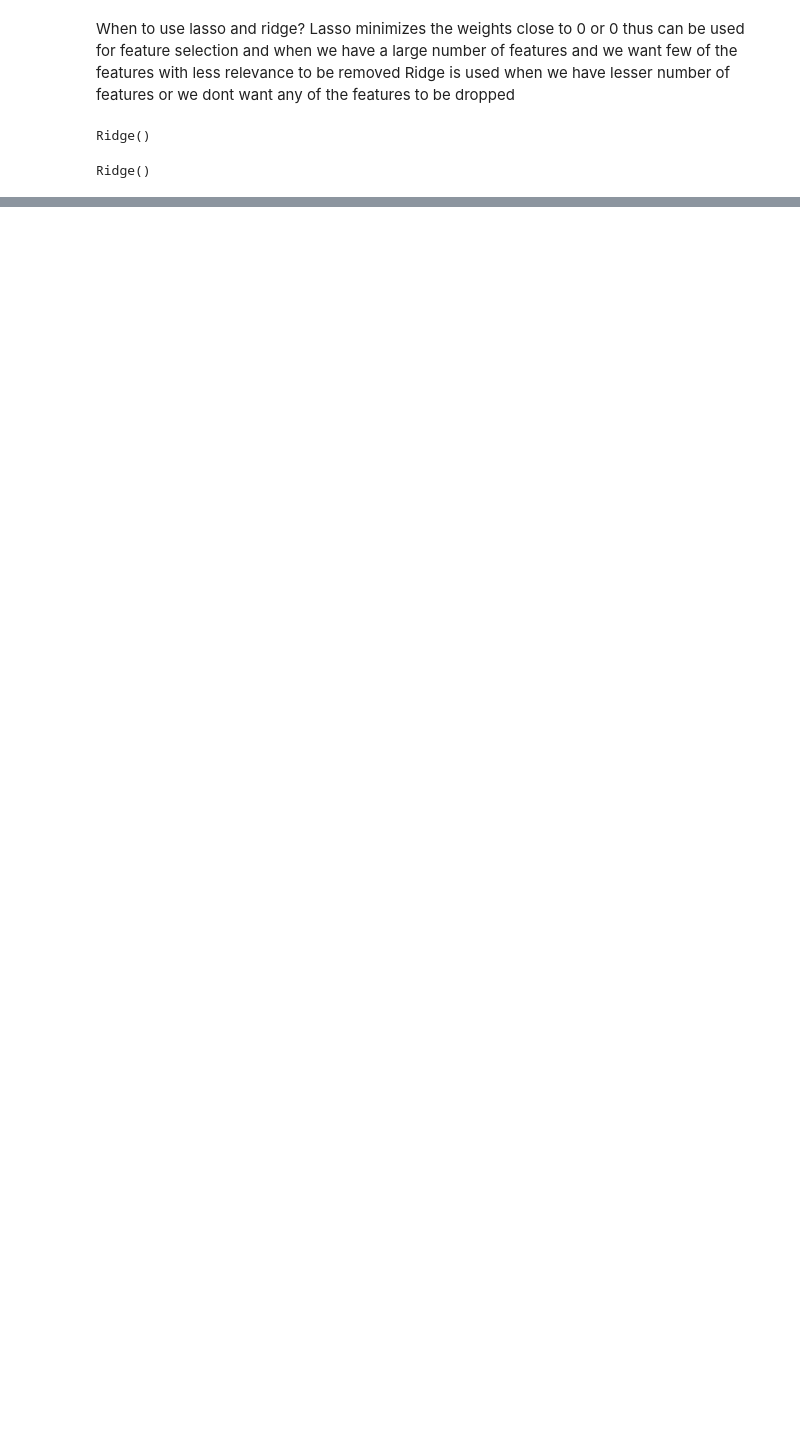
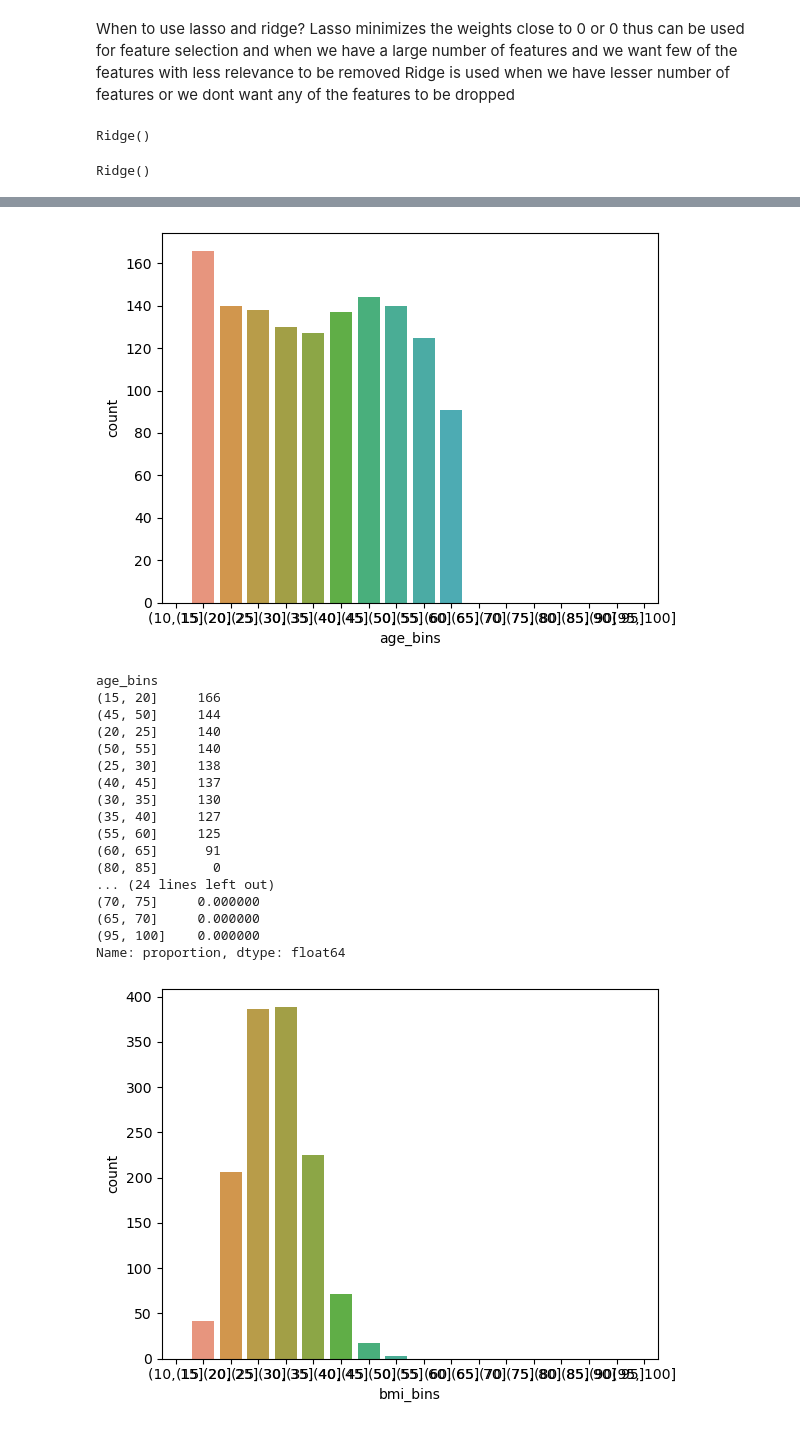
Before and after one commit to ankitkrsingh05/class_imc, a Jupyter notebook: machine_learning/linear_regression/7sept_insurance.ipynb, the cells around one changed output, grey strips where cells are left out. Saved outputs shown, nothing was run; the diff lists cells and outputs as text; code cells hidden in the pictures; blank space fills up the shorter version.

```diff
--- a/machine_learning/linear_regression/7sept_insurance.ipynb
+++ b/machine_learning/linear_regression/7sept_insurance.ipynb
@@ -591,0 +649,6 @@ array([ 8980.22899525,  7078.96608405, 36797.97785131,  9468.72623903,
+# %%
+#
+from sklearn.preprocessing import KBinsDiscretizer
+# 10. Binning using KBinsDiscretizer
+binner = KBinsDiscretizer(n_bins=3, encode='ordinal', strategy='uniform')
+df_proc['age_bins'] = binner.fit_transform(df_proc[['age']])
@@ -591,0 +670,5 @@ array([ 8980.22899525,  7078.96608405, 36797.97785131,  9468.72623903,
+# %%
+# 10. Binning using pd.cut
+# [vals for vals in range(10,101,5)]
+np.arange(10,101,5)
+df_proc['age_bins'] = pd.cut(df_proc['age'], bins=np.arange(10,101,5))
@@ -591,0 +698,2 @@ array([ 8980.22899525,  7078.96608405, 36797.97785131,  9468.72623903,
+# %%
+df_proc['bmi_bins'] = pd.cut(df_proc['bmi'], bins=np.arange(10,101,5))
@@ -591,0 +723,22 @@ array([ 8980.22899525,  7078.96608405, 36797.97785131,  9468.72623903,
+# %%
+category_eda(df_proc,['age_bins','bmi_bins'])
+# %% [output]
+[figure, added]
+age_bins
+(15, 20]     166
+(45, 50]     144
+(20, 25]     140
+(50, 55]     140
+(25, 30]     138
+(40, 45]     137
+(30, 35]     130
+(35, 40]     127
+(55, 60]     125
+(60, 65]      91
+(80, 85]       0
+... (24 lines left out)
+(70, 75]     0.000000
+(65, 70]     0.000000
+(95, 100]    0.000000
+Name: proportion, dtype: float64
+[figure, added]
```
Also changed, not shown: parts of 46 cells of this notebook.
